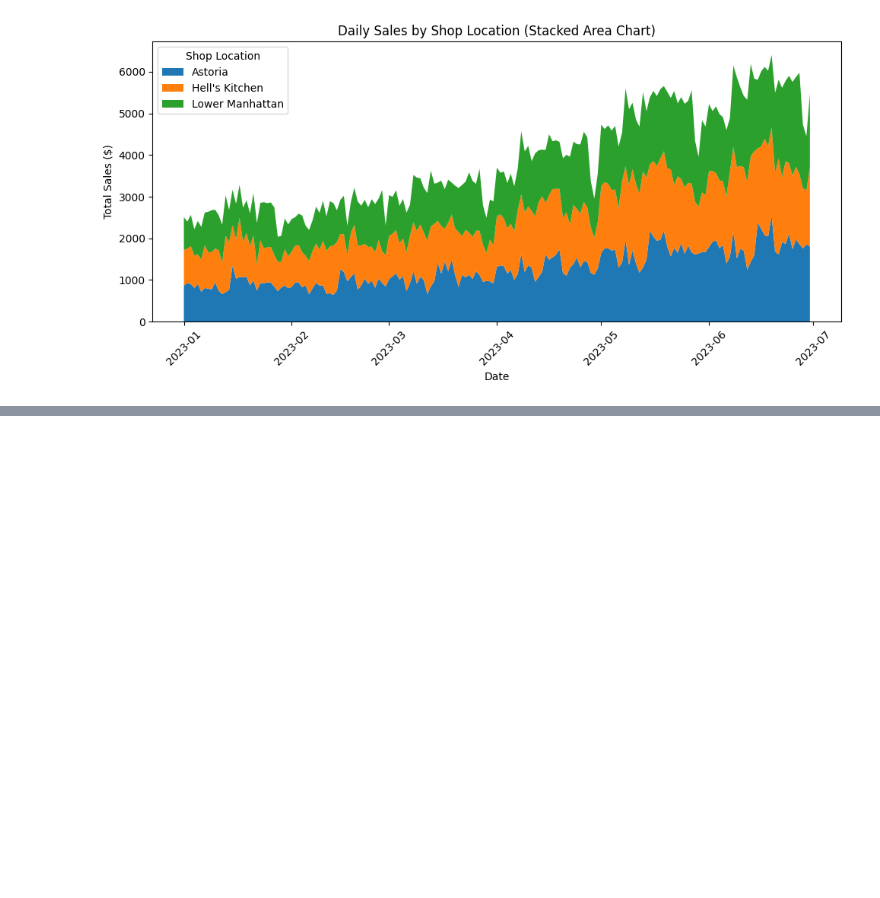
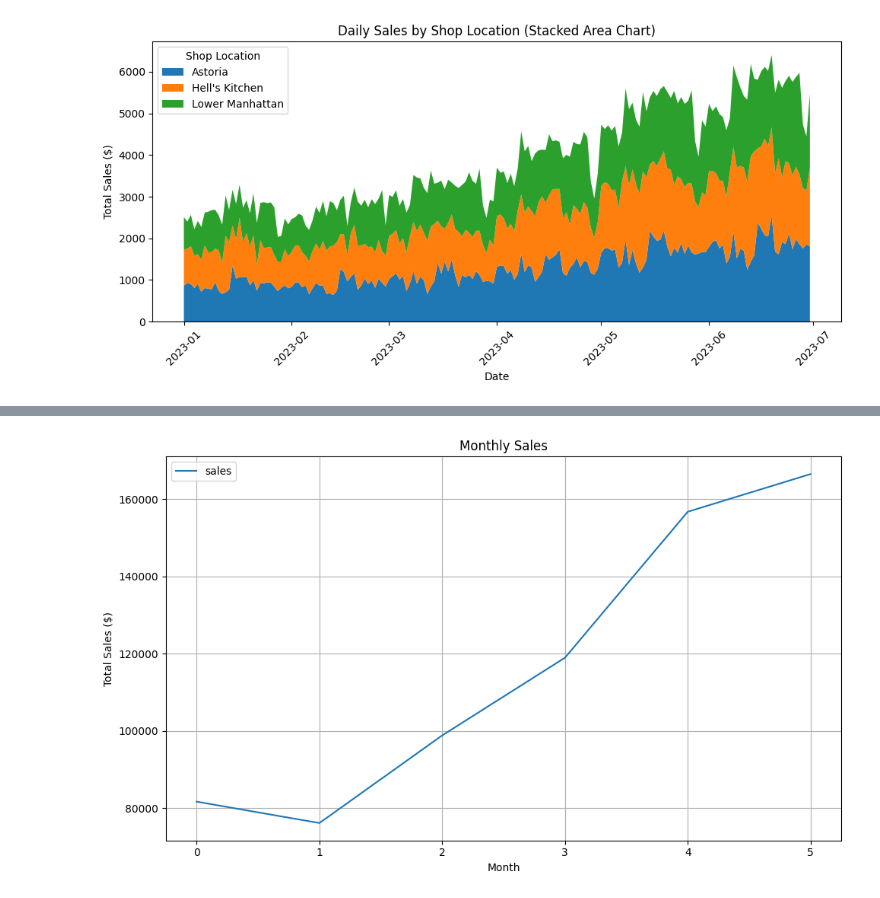
Before and after one commit to atharvaaswale/coffee-shop-sales, a Jupyter notebook: coffee_shop_sales.ipynb, the cells around one changed output, grey strips where cells are left out. Drawn from its saved outputs; the diff is of its cells as text; code cells hidden in the pictures; blank space fills up the shorter version.

Commit message:
added daily, weekly & monthly sales Sales by category: Hourly sales by category

```diff
--- a/coffee_shop_sales.ipynb
+++ b/coffee_shop_sales.ipynb
@@ -188,3 +189,23 @@ plt.legend(title='Shop Location')
 plt.show()
 # %% [output]
 [figure]
+# %%
+days_order = ['Monday', 'Tuesday', 'Wednesday', 'Thursday', 'Friday', 'Saturday', 'Sunday']
+
+daily_sales = df.groupby('transaction_date')['sales'].sum().reset_index()
+
+#---------weekly sales-------------
+df['day_of_week'] = df['datetime'].dt.day_name()
+
+weekly_sales = df.groupby('day_of_week')['sales'].sum()
+weekly_sales = weekly_sales.reindex(days_order).reset_index()
+#----------------------------------
+
+#---------monthly sales-------------
+df['month'] = df['datetime'].dt.to_period('M')
+monthly_sales = df.groupby('month')['sales'].sum().reset_index()
+#----------------------------------
+
+
+print(daily_sales)
+print(weekly_sales, "\n\n",monthly_sales)
@@ -190,0 +235,11 @@ plt.show()
+# %%
+monthly_sales.plot(figsize=(10,6), title='Monthly Sales')
+
+plt.xlabel('Month')
+plt.ylabel('Total Sales ($)')
+plt.grid(True)
+plt.xticks(rotation=0)
+plt.tight_layout()
+plt.show()
+# %% [output]
+[figure, added]
```
Also changed, not shown: parts of 6 cells of this notebook.
